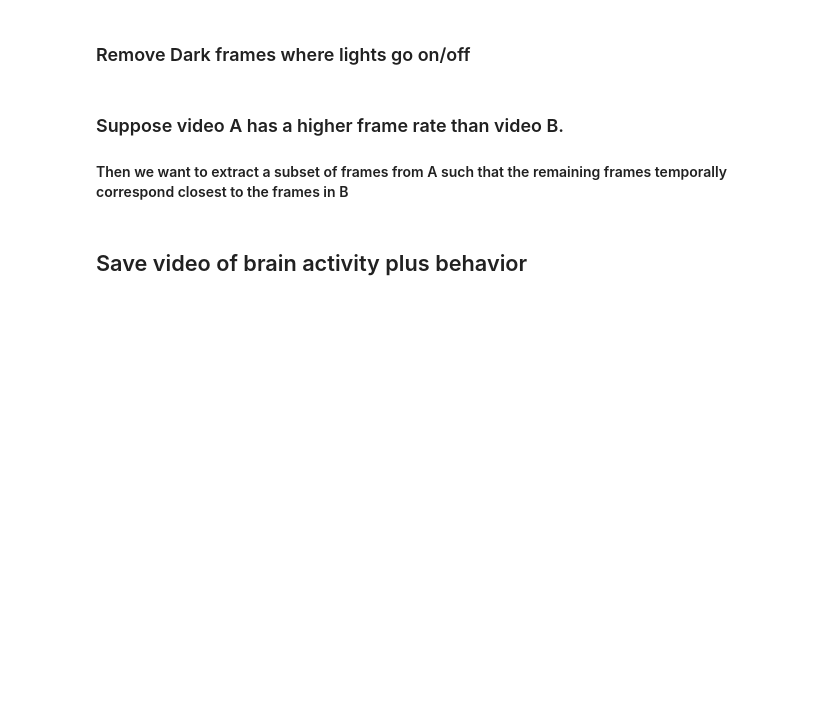
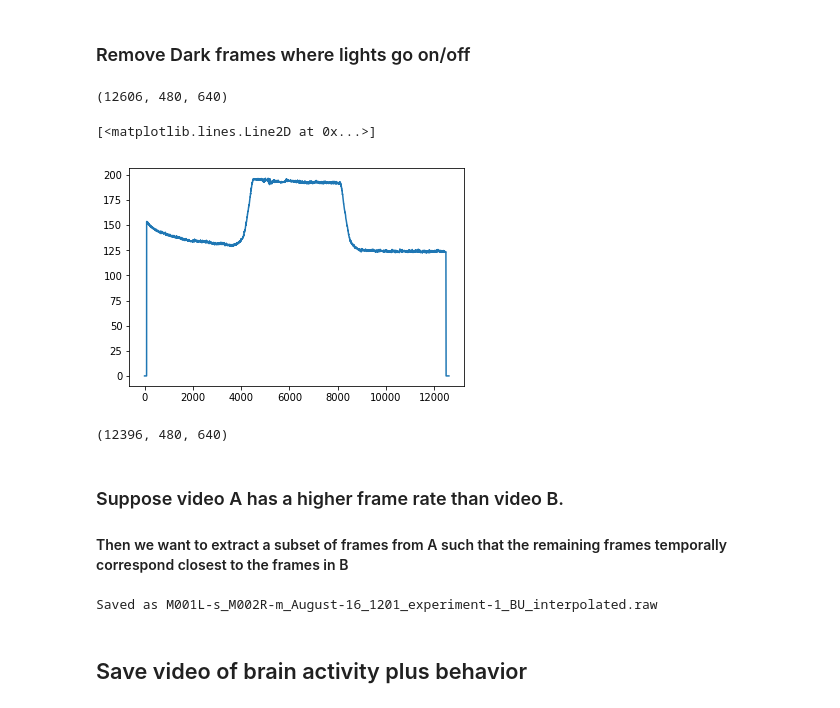
Before and after one commit to ubcbraincircuits/Dual_Imaging, a Jupyter notebook: FEDCODE/Dual_Imaging/Dual_Imaging.ipynb, the cells around one changed output. Cells and saved outputs as stored; diff of their text form; code cells hidden in the pictures; blank space fills up the shorter version.

```diff
--- a/FEDCODE/Dual_Imaging/Dual_Imaging.ipynb
+++ b/FEDCODE/Dual_Imaging/Dual_Imaging.ipynb
@@ -540,3 +687,11 @@ roi.display_roi()
 # %% [markdown]
 ### Remove Dark frames where lights go on/off
+# %%
+print(behavior_frames.shape)
+plt.figure()
+plt.plot(np.mean(np.mean(behavior_frames,axis=1),axis=1))
+# %% [output]
+(12606, 480, 640)
+[<matplotlib.lines.Line2D at 0x...>]
+[figure, added]
 # %%
@@ -547,4 +703,14 @@ behavior_frames_slice = vp.dark_frames_slice(
 behavior_frames = behavior_frames[behavior_frames_slice]
+# %%
+# filename='B:/Dual/20190724/Experiment_1/Behaviour/M004L-s_M001R-m_July-24_1804_experiment-1_DK.h264'
+# behavior_frames = vp.load_frames(
+#     filename,
+#     color='red'
+# )
+
+print(behavior_frames.shape)
+# %% [output]
+(12396, 480, 640)
 # %% [markdown]
 ### Suppose video A has a higher frame rate than video B.
 #### Then we want to extract a subset of frames from A such that the remaining frames temporally correspond closest to the frames in B
@@ -565,3 +731,16 @@ r_mouse_green = r_mouse_green[brain_imaging_indices]
+# %%
+behavior_frames_fname = res.saveas(
+    path=EXP_3,
+    f_out=behavior_frames,
+    f_in=filename,
+    dirname="Behaviour",
+    suffix="interpolated",
+    ftype="raw",
+    dtype="uint8",
+    save=True
+)
+# %% [output]
+Saved as M001L-s_M002R-m_August-16_1201_experiment-1_BU_interpolated.raw
 # %% [markdown]
 ## Save video of brain activity plus behavior
 # %%
```
Also changed, not shown: parts of 34 cells of this notebook, 6 other files.
